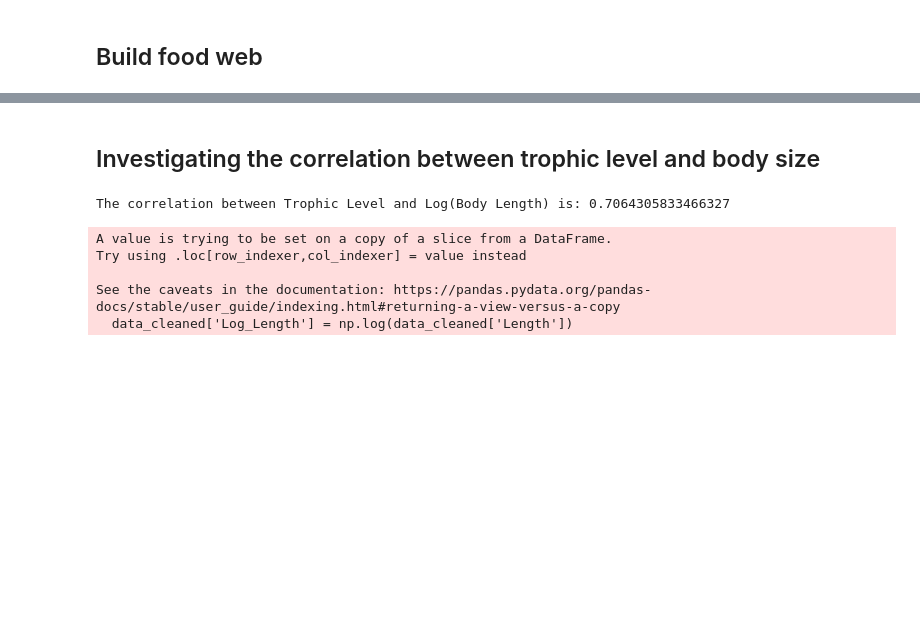
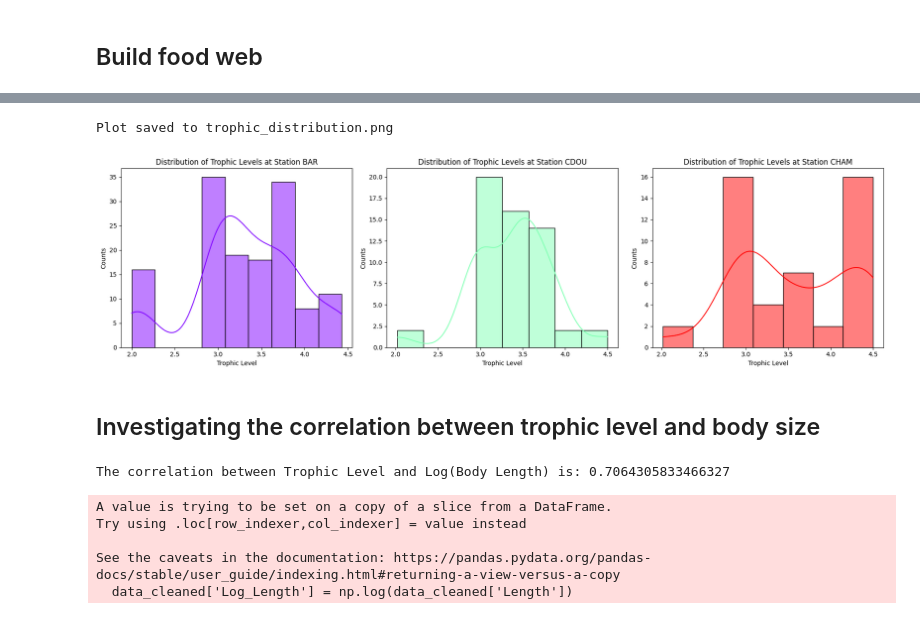
Before and after one commit to Robaina/fishbase, a Jupyter notebook: trophicwebs.ipynb, the cells around one changed output, grey strips where cells are left out. Saved outputs shown, nothing was run; the diff lists cells and outputs as text; code cells hidden in the pictures; blank space fills up the shorter version.

```diff
--- a/trophicwebs.ipynb
+++ b/trophicwebs.ipynb
@@ -78,3 +97,74 @@ visualize_trophic_web(G)
+# %%
+import pandas as pd
+import matplotlib.pyplot as plt
+import seaborn as sns
+import numpy as np
+from typing import List, Optional
+
+def plot_trophic_level_distribution(df: pd.DataFrame, station_ids: Optional[List[str]] = None, output_file: Optional[str] = None):
+    """
+    Plot the distribution of trophic levels.
+
+    Args:
+        df (pd.DataFrame): Dataframe containing trophic information.
+        station_ids (List[str], optional): List of station IDs to filter species by. Default is None.
+        output_file (str, optional): Path to save the plot. If None, the plot will be displayed instead.
+
+    Returns:
+        None
+    """
+    # Remove rows with NaN trophic levels
+    df = df.dropna(subset=['Troph'])
+
+    if station_ids is None or len(station_ids) == 0:
+        # Plot for all stations
+        fig, ax = plt.subplots(figsize=(10, 6))
+        sns.histplot(data=df, x='Troph', kde=True, ax=ax)
+        ax.set_xlabel('Trophic Level')
+        ax.set_ylabel('Counts')
+        ax.set_title('Distribution of Trophic Levels Across All Stations')
+    else:
+        # Determine the number of rows and columns for subplots
+        n = len(station_ids)
+        cols = min(3, n)
+        rows = (n - 1) // cols + 1
+
+        fig, axes = plt.subplots(rows, cols, figsize=(6*cols, 5*rows), squeeze=False)
+        axes = axes.flatten()
+
+        colors = plt.cm.rainbow(np.linspace(0, 1, n))
+
+        for i, station_id in enumerate(station_ids):
+            station_df = df[df['Stations'].str.contains(station_id, na=False)]
+
+            sns.histplot(data=station_df, x='Troph', kde=True, ax=axes[i], color=colors[i])
+            axes[i].set_xlabel('Trophic Level')
+            axes[i].set_ylabel('Counts')
+            axes[i].set_title(f'Distribution of Trophic Levels at Station {station_id}')
+
+        # Remove any unused subplots
+        for j in range(i+1, len(axes)):
+            fig.delaxes(axes[j])
+
+    plt.tight_layout()
+
+    # Save or display the plot
+    if output_file:
+        plt.savefig(output_file)
+        print(f"Plot saved to {output_file}")
+    plt.show()
+    plt.close()
+
+
+
+df = pd.read_csv('outputs/galapagos_trophic_info_with_station.csv')
+df = df.dropna(subset=['Troph'])
+
+# plot_trophic_level_distribution(df, station_id=None, output_file='trophic_distribution_BAR.png')
+plot_trophic_level_distribution(df, station_ids=['BAR', 'CDOU', 'CHAM'], output_file='trophic_distribution.png')
+# %% [output]
+Plot saved to trophic_distribution.png
+[figure, added]
 # %% [markdown]
 ## Investigating the correlation between trophic level and body size
 # %%
```
Also changed, not shown: parts of 5 cells of this notebook, 10 other files.
